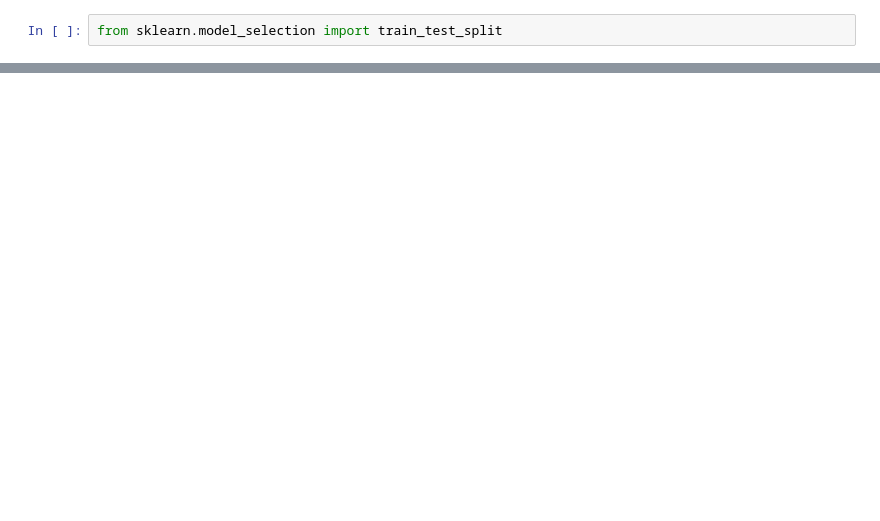
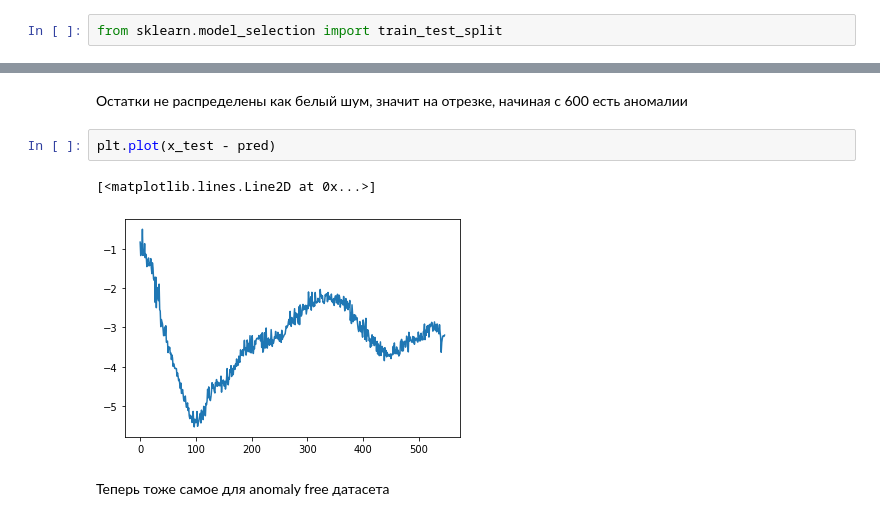
Before and after one commit to dabdya/anomaly_detection, a Jupyter notebook: ARIMA.ipynb, the cells around one changed output, grey strips where cells are left out. Drawn from its saved outputs; the diff is of its cells as text; blank space fills up the shorter version.

```diff
--- a/ARIMA.ipynb
+++ b/ARIMA.ipynb
@@ -326,0 +463,9 @@ ValueError: The truth value of a Series is ambiguous. Use a.empty, a.bool(), a.i
+# %% [markdown]
+Остатки не распределены как белый шум, значит на отрезке, начиная с 600 есть аномалии
+# %%
+plt.plot(x_test - pred)
+# %% [output]
+[<matplotlib.lines.Line2D at 0x...>]
+[figure, added]
+# %% [markdown]
+Теперь тоже самое для anomaly free датасета
```
Also changed, not shown: parts of 35 cells of this notebook, 12 other files.
